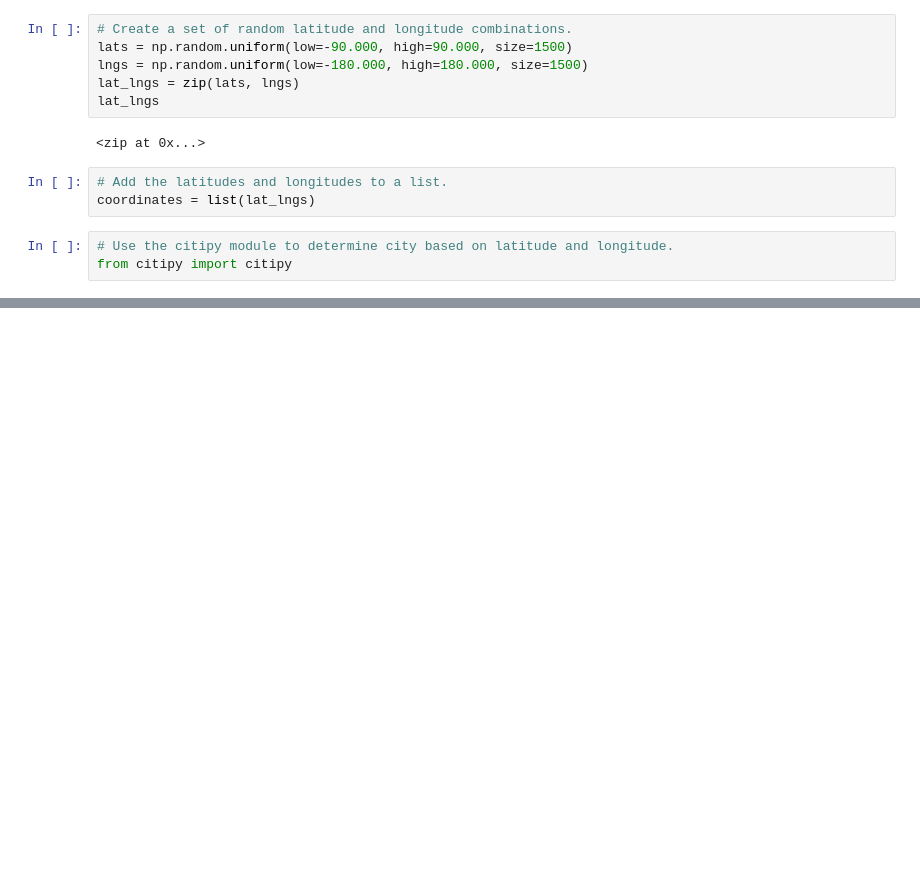
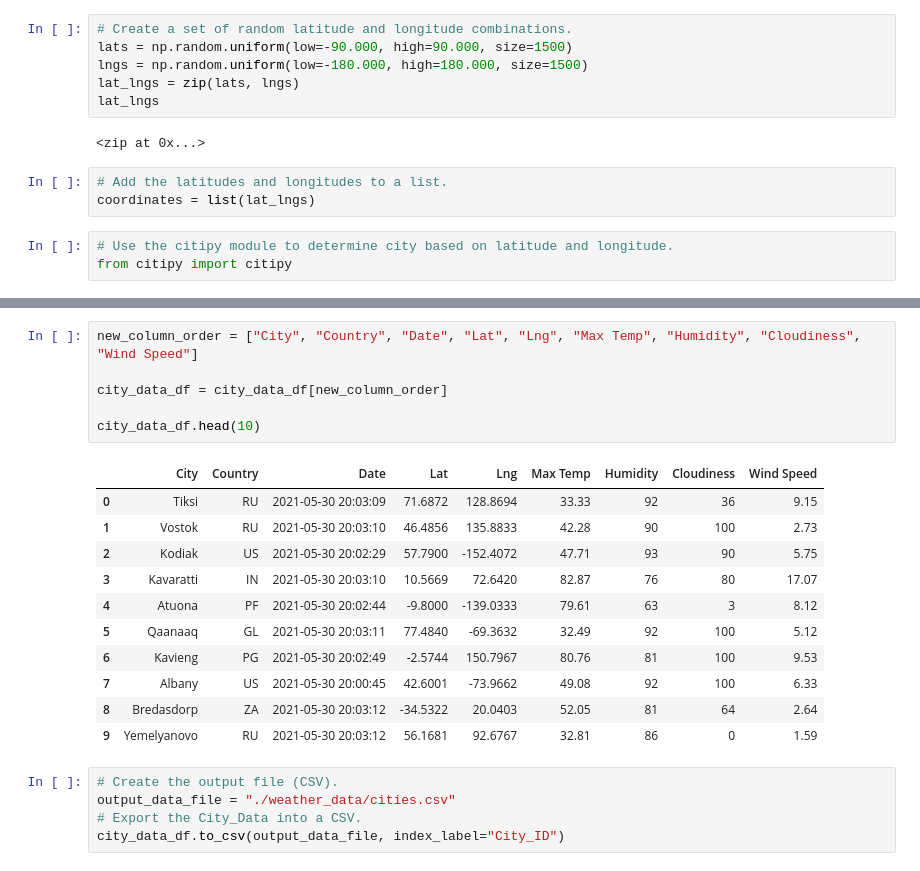
Before and after one commit to genlgist/World_Weather_Analysis, a Jupyter notebook: WeatherPy.ipynb, the cells around one changed output, grey strips where cells are left out. Drawn from its saved outputs; the diff is of its cells as text; blank space fills up the shorter version.

```diff
--- a/WeatherPy.ipynb
+++ b/WeatherPy.ipynb
@@ -33,0 +143,23 @@ len(cities)
+# %%
+new_column_order = ["City", "Country", "Date", "Lat", "Lng", "Max Temp", "Humidity", "Cloudiness", "Wind Speed"]
+
+city_data_df = city_data_df[new_column_order]
+
+city_data_df.head(10)
+# %% [output]
+|  | City | Country | Date | Lat | Lng | Max Temp | Humidity | Cloudiness | Wind Speed |
+| 0 | Tiksi | RU | 2021-05-30 20:03:09 | 71.6872 | 128.8694 | 33.33 | 92 | 36 | 9.15 |
+| 1 | Vostok | RU | 2021-05-30 20:03:10 | 46.4856 | 135.8833 | 42.28 | 90 | 100 | 2.73 |
+| 2 | Kodiak | US | 2021-05-30 20:02:29 | 57.7900 | -152.4072 | 47.71 | 93 | 90 | 5.75 |
+| 3 | Kavaratti | IN | 2021-05-30 20:03:10 | 10.5669 | 72.6420 | 82.87 | 76 | 80 | 17.07 |
+| 4 | Atuona | PF | 2021-05-30 20:02:44 | -9.8000 | -139.0333 | 79.61 | 63 | 3 | 8.12 |
+| 5 | Qaanaaq | GL | 2021-05-30 20:03:11 | 77.4840 | -69.3632 | 32.49 | 92 | 100 | 5.12 |
+| 6 | Kavieng | PG | 2021-05-30 20:02:49 | -2.5744 | 150.7967 | 80.76 | 81 | 100 | 9.53 |
+| 7 | Albany | US | 2021-05-30 20:00:45 | 42.6001 | -73.9662 | 49.08 | 92 | 100 | 6.33 |
+| 8 | Bredasdorp | ZA | 2021-05-30 20:03:12 | -34.5322 | 20.0403 | 52.05 | 81 | 64 | 2.64 |
+| 9 | Yemelyanovo | RU | 2021-05-30 20:03:12 | 56.1681 | 92.6767 | 32.81 | 86 | 0 | 1.59 |
+# %%
+# Create the output file (CSV).
+output_data_file = "./weather_data/cities.csv"
+# Export the City_Data into a CSV.
+city_data_df.to_csv(output_data_file, index_label="City_ID")
```
Also changed, not shown: parts of 6 cells of this notebook, 1 other file.
